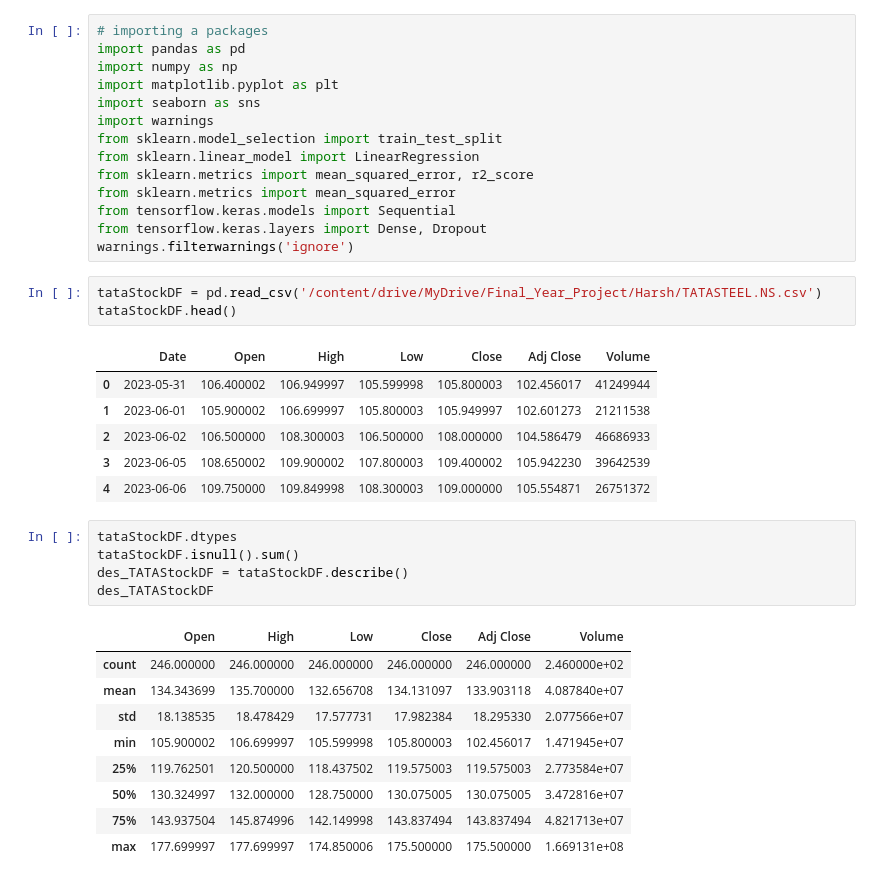
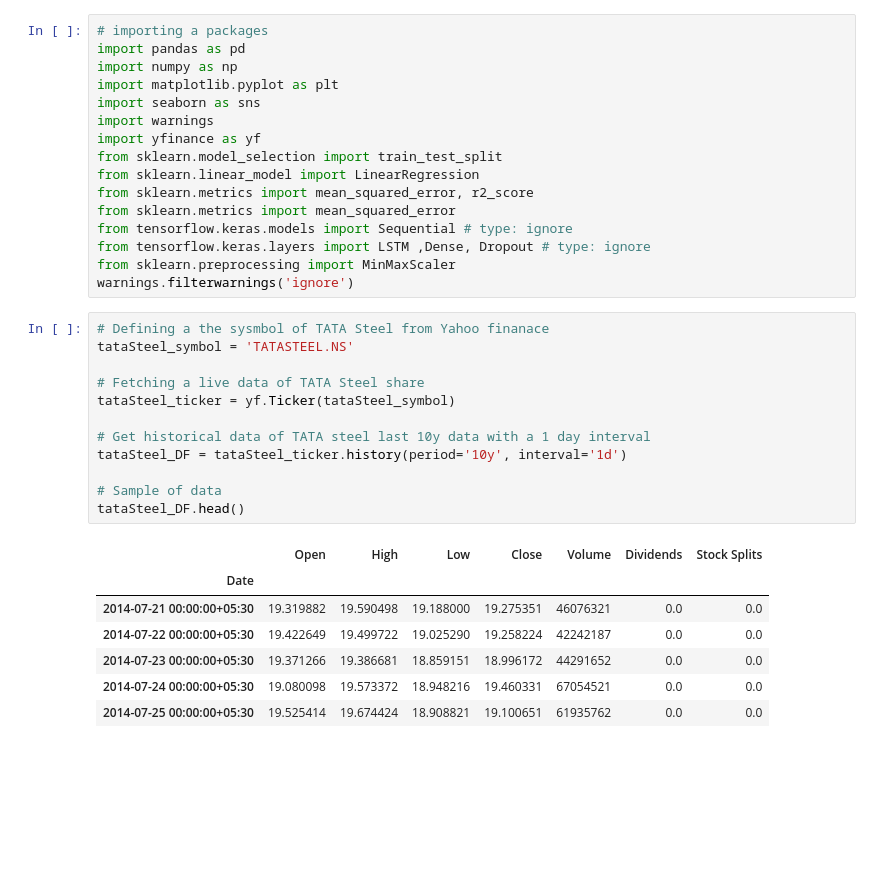
Before and after one commit to Harshsurti10/Final_Year, a Jupyter notebook: nural_Network.ipynb, the cells around one changed output. Saved outputs shown, nothing was run; the diff lists cells and outputs as text; blank space fills up the shorter version.

```diff
--- a/nural_Network.ipynb
+++ b/nural_Network.ipynb
@@ -5,35 +5,32 @@ import numpy as np
 import matplotlib.pyplot as plt
 import seaborn as sns
 import warnings
+import yfinance as yf
 from sklearn.model_selection import train_test_split
 from sklearn.linear_model import LinearRegression
 from sklearn.metrics import mean_squared_error, r2_score
 from sklearn.metrics import mean_squared_error
-from tensorflow.keras.models import Sequential
-from tensorflow.keras.layers import Dense, Dropout
+from tensorflow.keras.models import Sequential # type: ignore
+from tensorflow.keras.layers import LSTM ,Dense, Dropout # type: ignore
+from sklearn.preprocessing import MinMaxScaler
 warnings.filterwarnings('ignore')
-# %%
-tataStockDF = pd.read_csv('/content/drive/MyDrive/Final_Year_Project/Harsh/TATASTEEL.NS.csv')
-tataStockDF.head()
-# %% [output]
-|  | Date | Open | High | Low | Close | Adj Close | Volume |
-| 0 | 2023-05-31 | 106.400002 | 106.949997 | 105.599998 | 105.800003 | 102.456017 | 41249944 |
-| 1 | 2023-06-01 | 105.900002 | 106.699997 | 105.800003 | 105.949997 | 102.601273 | 21211538 |
-| 2 | 2023-06-02 | 106.500000 | 108.300003 | 106.500000 | 108.000000 | 104.586479 | 46686933 |
-| 3 | 2023-06-05 | 108.650002 | 109.900002 | 107.800003 | 109.400002 | 105.942230 | 39642539 |
-| 4 | 2023-06-06 | 109.750000 | 109.849998 | 108.300003 | 109.000000 | 105.554871 | 26751372 |
-# %%
-tataStockDF.dtypes
-tataStockDF.isnull().sum()
-des_TATAStockDF = tataStockDF.describe()
-des_TATAStockDF
-# %% [output]
-|  | Open | High | Low | Close | Adj Close | Volume |
-| count | 246.000000 | 246.000000 | 246.000000 | 246.000000 | 246.000000 | 2.460000e+02 |
-| mean | 134.343699 | 135.700000 | 132.656708 | 134.131097 | 133.903118 | 4.087840e+07 |
-| std | 18.138535 | 18.478429 | 17.577731 | 17.982384 | 18.295330 | 2.077566e+07 |
-| min | 105.900002 | 106.699997 | 105.599998 | 105.800003 | 102.456017 | 1.471945e+07 |
-| 25% | 119.762501 | 120.500000 | 118.437502 | 119.575003 | 119.575003 | 2.773584e+07 |
-| 50% | 130.324997 | 132.000000 | 128.750000 | 130.075005 | 130.075005 | 3.472816e+07 |
-| 75% | 143.937504 | 145.874996 | 142.149998 | 143.837494 | 143.837494 | 4.821713e+07 |
-| max | 177.699997 | 177.699997 | 174.850006 | 175.500000 | 175.500000 | 1.669131e+08 |
+# %%
+# Defining a the sysmbol of TATA Steel from Yahoo finanace
+tataSteel_symbol = 'TATASTEEL.NS'
+
+# Fetching a live data of TATA Steel share
+tataSteel_ticker = yf.Ticker(tataSteel_symbol)
+
+# Get historical data of TATA steel last 10y data with a 1 day interval
+tataSteel_DF = tataSteel_ticker.history(period='10y', interval='1d')
+
+# Sample of data
+tataSteel_DF.head()
+# %% [output]
+|  | Open | High | Low | Close | Volume | Dividends | Stock Splits |
+| Date |  |  |  |  |  |  |  |
+| 2014-07-21 00:00:00+05:30 | 19.319882 | 19.590498 | 19.188000 | 19.275351 | 46076321 | 0.0 | 0.0 |
+| 2014-07-22 00:00:00+05:30 | 19.422649 | 19.499722 | 19.025290 | 19.258224 | 42242187 | 0.0 | 0.0 |
+| 2014-07-23 00:00:00+05:30 | 19.371266 | 19.386681 | 18.859151 | 18.996172 | 44291652 | 0.0 | 0.0 |
+| 2014-07-24 00:00:00+05:30 | 19.080098 | 19.573372 | 18.948216 | 19.460331 | 67054521 | 0.0 | 0.0 |
+| 2014-07-25 00:00:00+05:30 | 19.525414 | 19.674424 | 18.908821 | 19.100651 | 61935762 | 0.0 | 0.0 |
```
Also changed, not shown: parts of 16 cells of this notebook.
